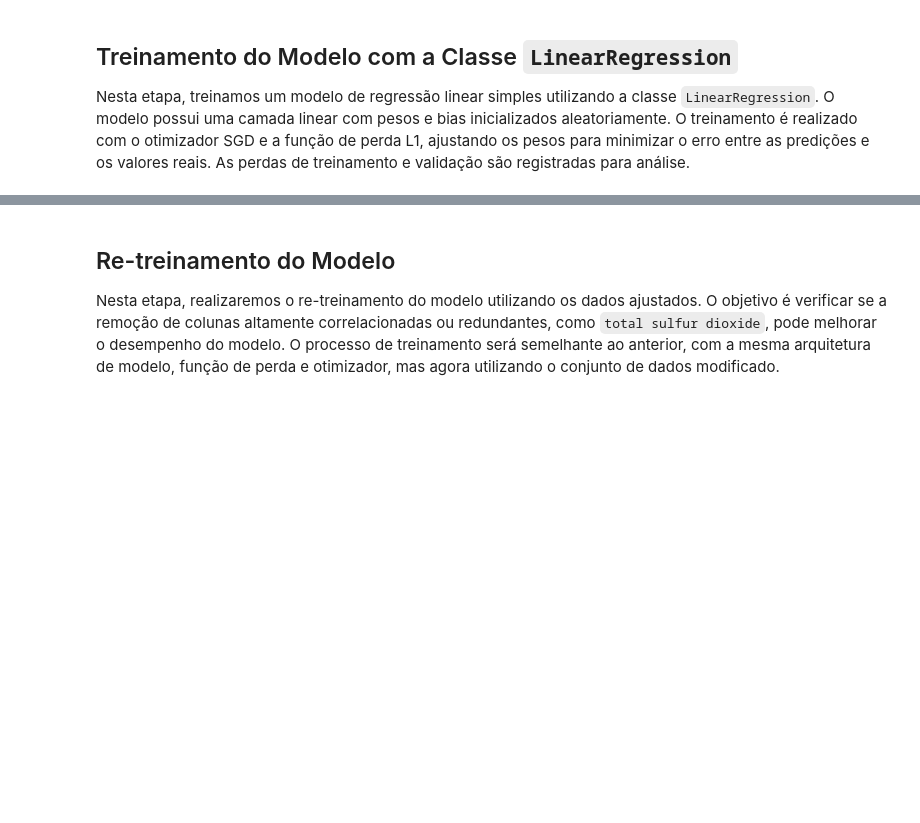
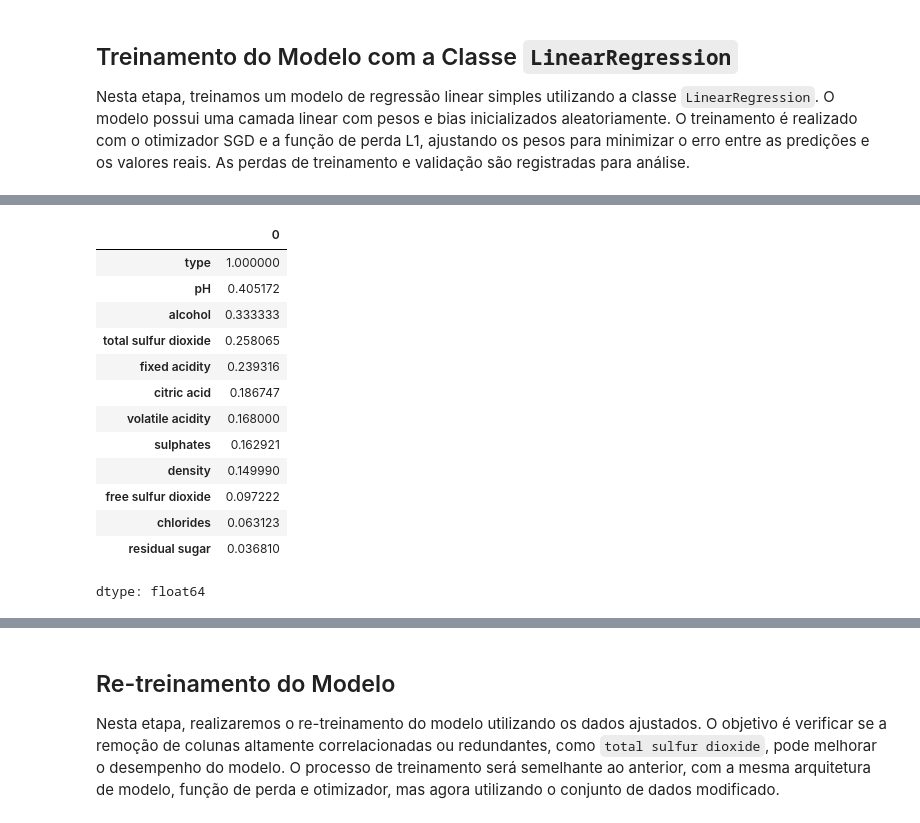
Before and after one commit to arthurpcardoso/t1-nia-winequality, a Jupyter notebook: main.ipynb, the cells around one changed output, grey strips where cells are left out. Saved outputs shown, nothing was run; the diff lists cells and outputs as text; code cells hidden in the pictures; blank space fills up the shorter version.

```diff
--- a/main.ipynb
+++ b/main.ipynb
@@ -225,0 +197,19 @@ Loss: 0.75
+# %%
+medians = np.median(scaler.transform(x), axis=0)
+median_df = pd.Series(medians, index=x.columns).sort_values(ascending=False)
+median_df
+# %% [output]
+|  | 0 |
+| type | 1.000000 |
+| pH | 0.405172 |
+| alcohol | 0.333333 |
+| total sulfur dioxide | 0.258065 |
+| fixed acidity | 0.239316 |
+| citric acid | 0.186747 |
+| volatile acidity | 0.168000 |
+| sulphates | 0.162921 |
+| density | 0.149990 |
+| free sulfur dioxide | 0.097222 |
+| chlorides | 0.063123 |
+| residual sugar | 0.036810 |
+dtype: float64
```
Also changed, not shown: parts of 23 cells of this notebook.
